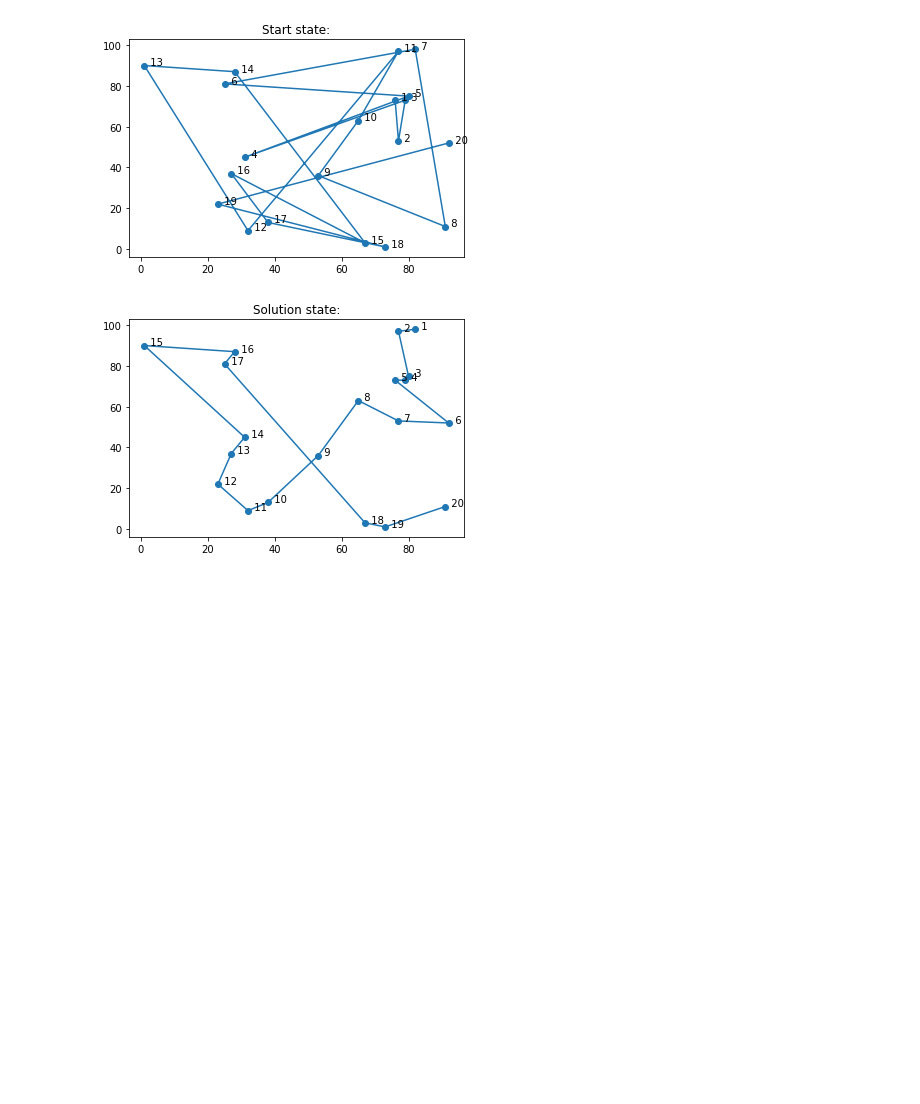
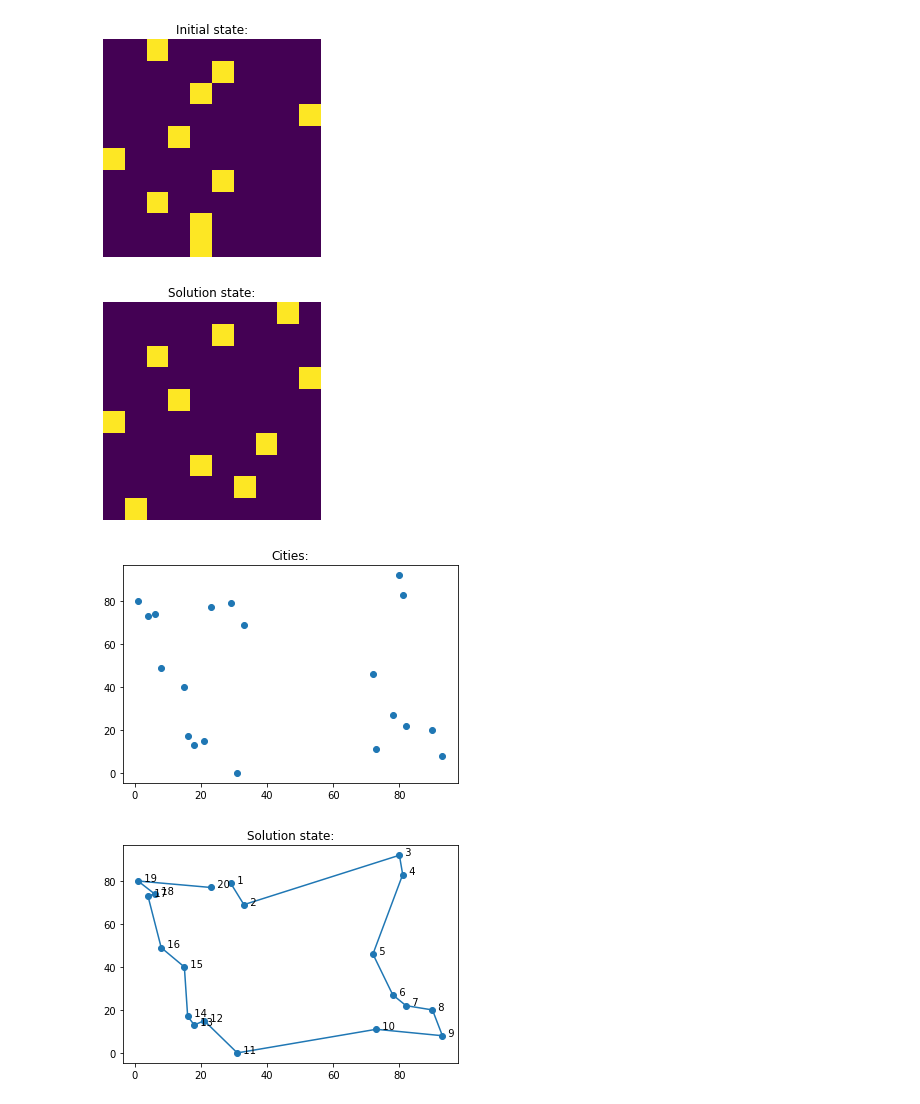
Before and after one commit to Krfld/ISEL-IASC, a Jupyter notebook: Objetivo 2/1.ipynb, the cells around one changed output. Cells and saved outputs as stored; diff of their text form; code cells hidden in the pictures; blank space fills up the shorter version.

```diff
--- a/Objetivo 2/1.ipynb
+++ b/Objetivo 2/1.ipynb
@@ -133,28 +143,34 @@ class TravellingSalesman:
                 city = [rnd.randint(0, size), rnd.randint(0, size)]
 
             self.state = np.append(self.state, city)
+            self.state = np.reshape(self.state, (i+1, 2))
 
-        self.state = np.reshape(self.state, (N, 2))
-        self.printState(self.state, 'Start state:')
+        self.printState(self.state, 'Cities:', False)
 
-
-    def printState(self, state, msg=''):
-        #print(msg, state, '|', self.stateValue(state))
+    def printState(self, state, msg='', showPath=True):
+        # print(msg, state, '|', self.stateValue(state))
 
         plt.figure()
         plt.title(msg)
-        plt.plot(*zip(*state), 'o-')
-        for i in range(self.N):
-            plt.annotate(f'  {i+1}', (state[i][0], state[i][1]))
+
+        if showPath:
+            plt.plot(*zip(*state), 'o-')
+            for i in range(self.N):
+                plt.annotate(f'  {i+1}', (state[i][0], state[i][1]))
+        else:
+            plt.plot(*zip(*state), 'o')
 
     def initialState(self):
+        # Always return the same cities with different order
         np.random.shuffle(self.state)
         return self.state
 
     def distanceBetweenCities(self, city1, city2):
+        # Obtain distance between two cities
         return math.sqrt((city1[0] - city2[0])**2 + (city1[1] - city2[1])**2)
 
     def randomNeighbor(self, state):
+        # Choose two random cities
         choices = np.array([i for i in range(self.N)])
         np.random.shuffle(choices)
 
@@ -178,6 +194,7 @@ class TravellingSalesman:
 
         bestValue = self.stateValue(bestState)
 
+        # Randomize order to find the best neighbor
         indexes = np.array([i for i in range(self.N-1)])
         np.random.shuffle(indexes)
 
@@ -190,8 +207,9 @@ class TravellingSalesman:
                 newState[i] = newState[j].copy()
                 newState[j] = tempCity
 
+                # If new state is better than the current best
                 newValue = self.stateValue(newState)
-                if newValue >= bestValue:
+                if newValue > bestValue:
                     bestState = newState.copy()
                     bestValue = newValue
 
@@ -206,11 +224,12 @@ class TravellingSalesman:
         return totalDistance
 # %%
 if __name__ == '__main__':
-    # SearchAlgorithms.hillClimbingWithRandomRestart(NQueens(20))
+    SearchAlgorithms.hillClimbingWithRandomRestart(NQueens(10))
     SearchAlgorithms.hillClimbingWithRandomRestart(TravellingSalesman(20))
 
-
     plt.show()
 # %% [output]
-[figure, old version]
+[figure, new version]
-[figure, old version]
+[figure, new version]
+[figure, added]
+[figure, added]
```
Also changed, not shown: parts of 2 cells of this notebook, 1 other file.
